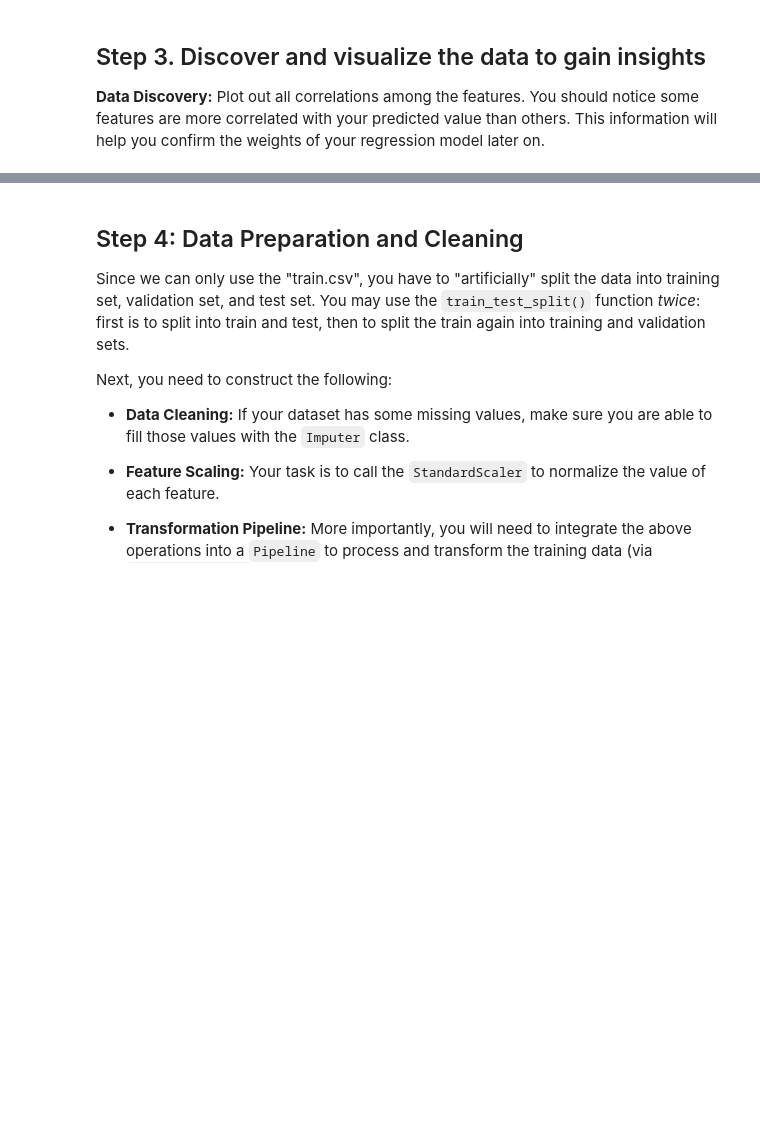
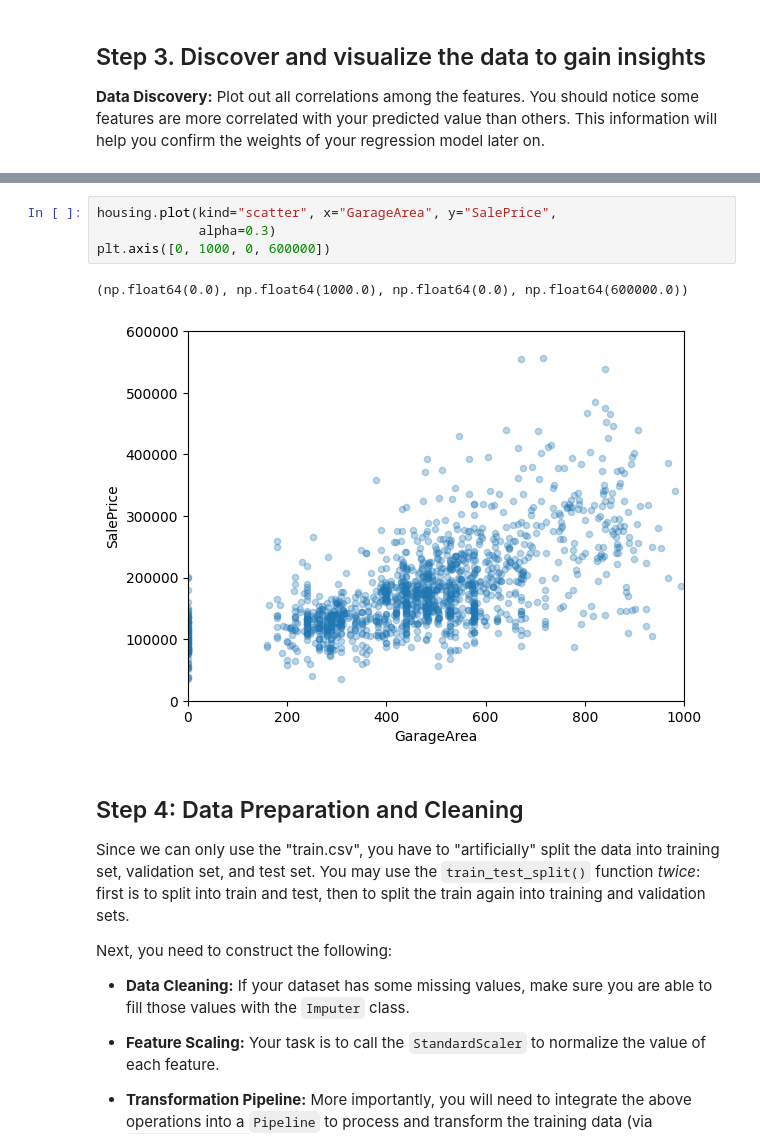
Before and after one commit to cwang12197/cs_4774_ml, a Jupyter notebook: ames_housing_prices/mjq2bt_codeathon_1.ipynb, the cells around one changed output, grey strips where cells are left out. Saved outputs shown, nothing was run; the diff lists cells and outputs as text; blank space fills up the shorter version.

```diff
--- a/ames_housing_prices/mjq2bt_codeathon_1.ipynb
+++ b/ames_housing_prices/mjq2bt_codeathon_1.ipynb
@@ -110,3 +167,10 @@ plt.show()
+# %%
+housing.plot(kind="scatter", x="GarageArea", y="SalePrice",
+             alpha=0.3)
+plt.axis([0, 1000, 0, 600000])
+# %% [output]
+(np.float64(0.0), np.float64(1000.0), np.float64(0.0), np.float64(600000.0))
+[figure, added]
 # %% [markdown]
 ##  Step 4: Data Preparation and Cleaning
 Since we can only use the "train.csv", you have to "artificially" split the data into training set, validation set, and test set. You may use the `train_test_split()` function *twice*: first is to split into train and test, then to split the train again into training and validation sets.
```
Also changed, not shown: parts of 11 cells of this notebook.
